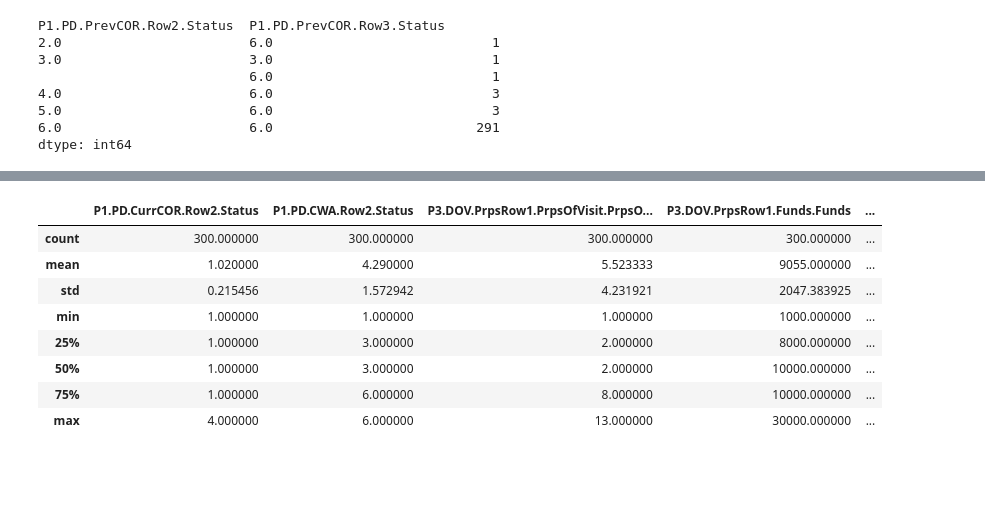
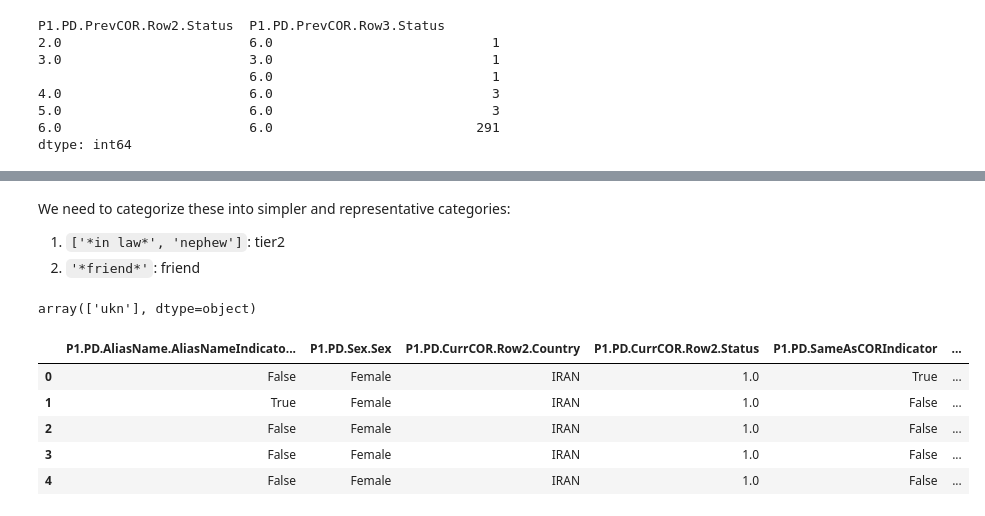
Before and after one commit to Nikronic/visaland-visa-form-utility, a Jupyter notebook: notebooks/data_exploration_dev.ipynb, the cells around one changed output, grey strips where cells are left out. Saved outputs shown, nothing was run; the diff lists cells and outputs as text; code cells hidden in the pictures; blank space fills up the shorter version.

```diff
--- a/notebooks/data_exploration_dev.ipynb
+++ b/notebooks/data_exploration_dev.ipynb
@@ -588,0 +1167,3 @@ data.drop(['P1.PD.PrevCOR.Row2.Country', 'P1.PD.PrevCOR.Row2.Status', 'P1.PD.Pre
+# %%
+# drop useless
+data.drop(feature_name, axis=1, inplace=True)
@@ -588,0 +1201,22 @@ data.drop(['P1.PD.PrevCOR.Row2.Country', 'P1.PD.PrevCOR.Row2.Status', 'P1.PD.Pre
+# %%
+# convert numbers to names
+vp_num_names = {
+    1: 'business',
+    2: 'tourism',
+    3: 'other',
+    4: 'short study',
+    5: 'returning student',
+    6: 'returning worker',
+    7: 'super visa',
+    8: 'family visit',
+    13: 'visit',
+}
+
+output_name = 'VisaResult'
+feature_name = 'P3.DOV.PrpsRow1.PrpsOfVisit.PrpsOfVisit'
+data[feature_name] = data[feature_name].apply(lambda x: vp_num_names[int(x)]
+                                              if int(x) in vp_num_names else 'other')
+# keep it 'other' since we have this category in XFA PDFs too (as '03')
+#   although here it means that there was no previous marriage.
+
+data.groupby([feature_name, output_name])[output_name].count()
@@ -588,0 +1274,4 @@ data.drop(['P1.PD.PrevCOR.Row2.Country', 'P1.PD.PrevCOR.Row2.Status', 'P1.PD.Pre
+# %%
+output_name = 'VisaResult'
+feature_name = 'P3.DOV.PrpsRow1.Other.Other'
+data.groupby([feature_name, output_name])[output_name].count()
@@ -588,0 +1295,3 @@ data.drop(['P1.PD.PrevCOR.Row2.Country', 'P1.PD.PrevCOR.Row2.Status', 'P1.PD.Pre
+# %%
+# drop useless
+data.drop(feature_name, axis=1, inplace=True)
@@ -588,0 +1355,4 @@ data.drop(['P1.PD.PrevCOR.Row2.Country', 'P1.PD.PrevCOR.Row2.Status', 'P1.PD.Pre
+# %% [markdown]
+We need to categorize these into simpler and representative categories:
+1. `['*in law*', 'nephew']`: tier2
+2.  `'*friend*'`: friend
@@ -589,12 +1407,13 @@ data.drop(['P1.PD.PrevCOR.Row2.Country', 'P1.PD.PrevCOR.Row2.Status', 'P1.PD.Pre
+# %%
+data[feature_name].unique()
+# %% [output]
+array(['ukn'], dtype=object)
 # %%
-data.describe()
+data.head()
 # %% [output]
-|  | P1.PD.CurrCOR.Row2.Status | P1.PD.CWA.Row2.Status | P3.DOV.PrpsRow1.PrpsOfVisit.PrpsO... | P3.DOV.PrpsRow1.Funds.Funds | ... |
-| count | 300.000000 | 300.000000 | 300.000000 | 300.000000 | ... |
-| mean | 1.020000 | 4.290000 | 5.523333 | 9055.000000 | ... |
-| std | 0.215456 | 1.572942 | 4.231921 | 2047.383925 | ... |
-| min | 1.000000 | 1.000000 | 1.000000 | 1000.000000 | ... |
-| 25% | 1.000000 | 3.000000 | 2.000000 | 8000.000000 | ... |
-| 50% | 1.000000 | 3.000000 | 2.000000 | 10000.000000 | ... |
-| 75% | 1.000000 | 6.000000 | 8.000000 | 10000.000000 | ... |
-| max | 4.000000 | 6.000000 | 13.000000 | 30000.000000 | ... |
+|  | P1.PD.AliasName.AliasNameIndicato... | P1.PD.Sex.Sex | P1.PD.CurrCOR.Row2.Country | P1.PD.CurrCOR.Row2.Status | P1.PD.SameAsCORIndicator | ... |
+| 0 | False | Female | IRAN | 1.0 | True | ... |
+| 1 | True | Female | IRAN | 1.0 | False | ... |
+| 2 | False | Female | IRAN | 1.0 | False | ... |
+| 3 | False | Female | IRAN | 1.0 | False | ... |
+| 4 | False | Female | IRAN | 1.0 | False | ... |
```
Also changed, not shown: parts of 87 cells of this notebook.
